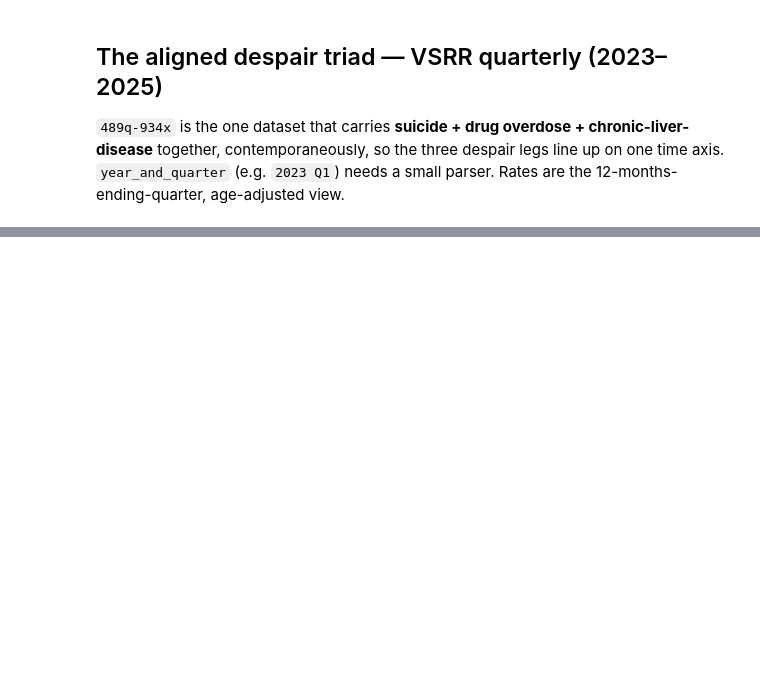
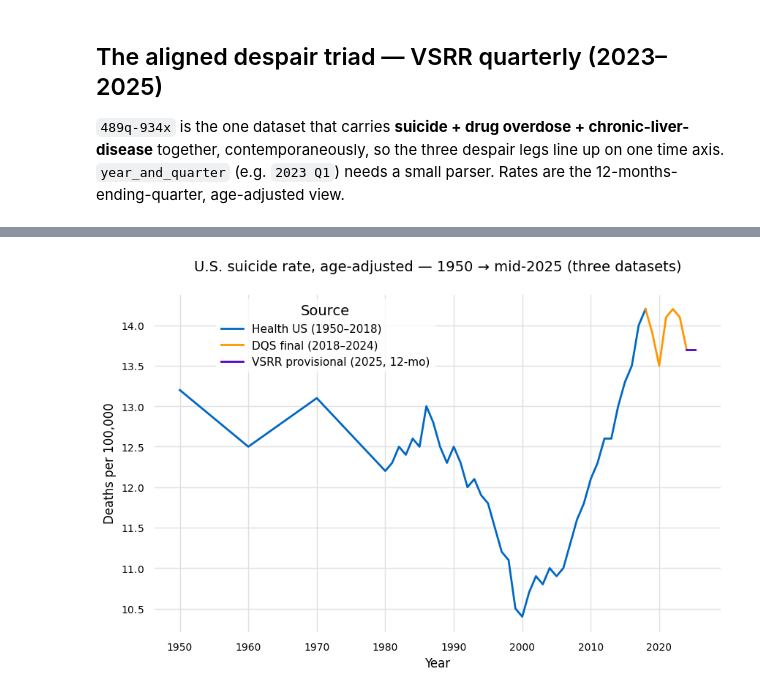
Before and after one commit to glyfish/meida, a Jupyter notebook: notebooks/cdc/series_over_multipe_data_sets.ipynb, the cells around one changed output, grey strips where cells are left out. Cells and saved outputs as stored; diff of their text form; code cells hidden in the pictures; blank space fills up the shorter version.

Commit message:
experimenting with plots

```diff
--- a/notebooks/cdc/series_over_multipe_data_sets.ipynb
+++ b/notebooks/cdc/series_over_multipe_data_sets.ipynb
@@ -228,0 +270,33 @@ comparison(
+# %%
+def _q2date(label):                       # "2025 Q2" -> datetime(2025, 4, 1)
+    year, quarter = label.split(" Q")
+    return datetime(int(year), (int(quarter) - 1) * 3 + 1, 1)
+
+# annual base: deep history (<=2018) + current final (2018-2024)
+hist = await get_rows("9j2v-jamp",
+    where="stub_name='Total' AND unit='Deaths per 100,000 resident population, age-adjusted'",
+    order="year")
+cur = await get_rows("w26f-tf3h",
+    where="`group`='Total' AND estimate_type='Deaths per 100,000 resident population, age adjusted'",
+    order="time_period")
+# provisional leading edge: VSRR 12-month-ending, 2025 quarters (revises upward)
+edge = await get_rows("489q-934x",
+    where=("cause_of_death='Suicide' AND rate_type='Age-adjusted' "
+           "AND time_period='12 months ending with quarter' AND year_and_quarter LIKE '2025%'"),
+    select="year_and_quarter AS year, rate_overall AS value", order="year_and_quarter")
+
+hist_y, hist_x = cdc_rows_to_arrays(hist, "year", "estimate")
+cur_y,  cur_x  = cdc_rows_to_arrays(cur,  "time_period", "estimate")
+edge_pts = sorted((_q2date(r["year"]), float(r["value"])) for r in edge if r.get("value"))
+edge_pts = [(cur_x[-1], cur_y[-1])] + edge_pts   # anchor to the 2024 handoff so the line connects
+edge_x = numpy.array([p[0] for p in edge_pts])
+edge_y = numpy.array([p[1] for p in edge_pts])
+
+comparison(
+    [hist_y, cur_y, edge_y], [hist_x, cur_x, edge_x],
+    labels=["Health US (1950–2018)", "DQS final (2018–2024)", "VSRR provisional (2025, 12-mo)"],
+    title="U.S. suicide rate, age-adjusted — 1950 → mid-2025 (three datasets)",
+    xlabel="Year", ylabel="Deaths per 100,000", legend_title="Source",
+)
+# %% [output]
+[figure, added]
```
Also changed, not shown: parts of 9 cells of this notebook, 2 other files.
